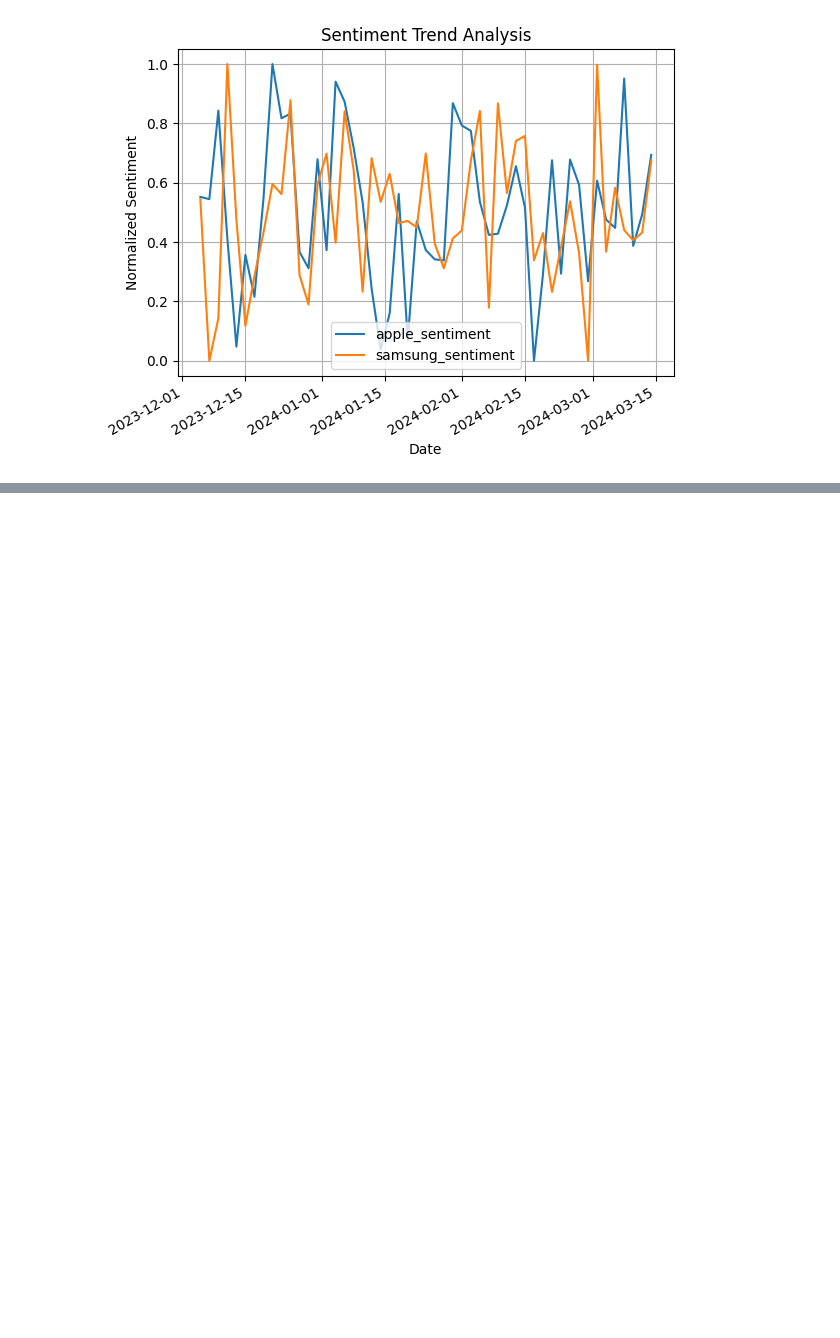
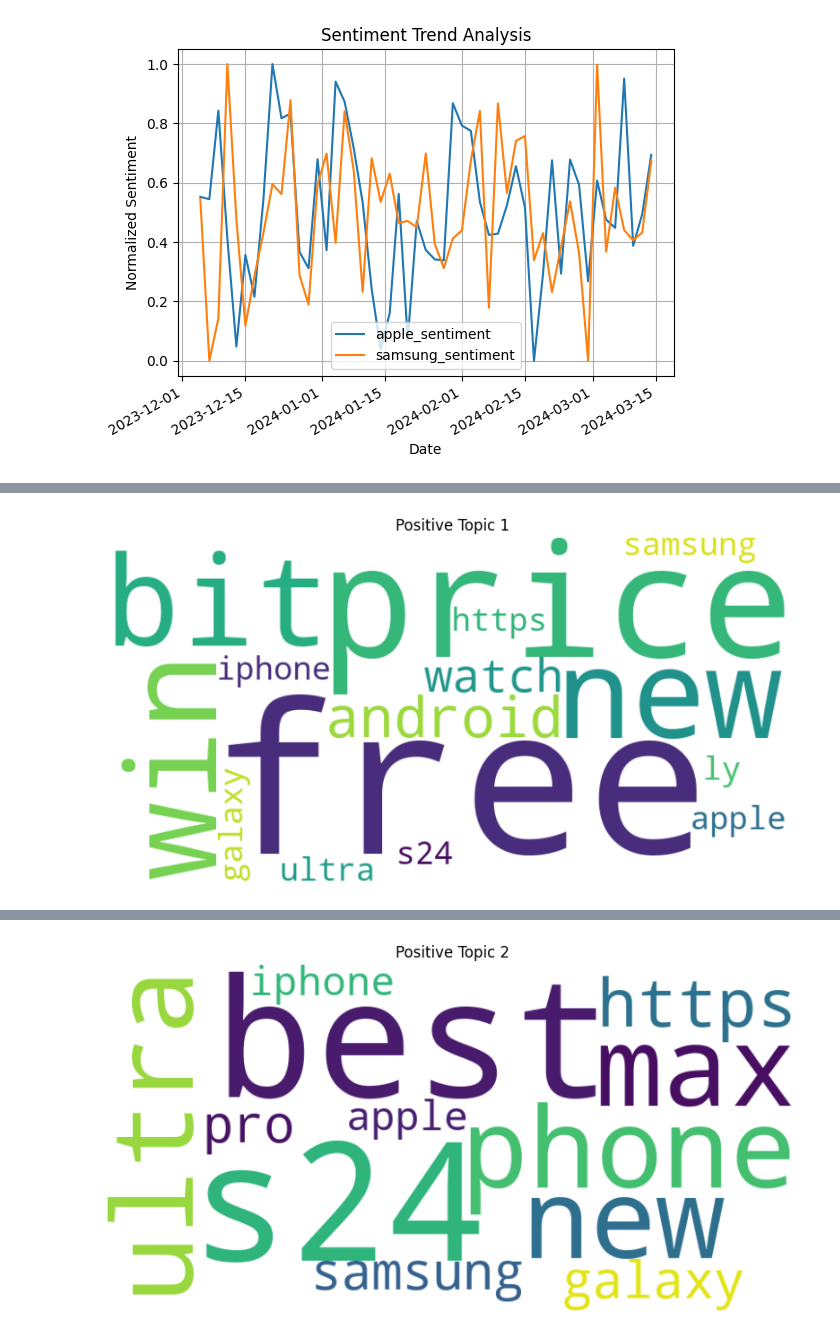
Before and after one commit to sanketkittad/brand-reputation-monitoring, a Jupyter notebook: model_akhi.ipynb, the cells around one changed output, grey strips where cells are left out. Saved outputs shown, nothing was run; the diff lists cells and outputs as text; code cells hidden in the pictures; blank space fills up the shorter version.

```diff
--- a/model_akhi.ipynb
+++ b/model_akhi.ipynb
@@ -206,3 +205,81 @@ except FileNotFoundError:
 # %% [output]
 <Figure size 1200x600 with 0 Axes>
 [figure]
+# %%
+import pandas as pd
+from sklearn.feature_extraction.text import CountVectorizer
+from sklearn.decomposition import LatentDirichletAllocation
+from nltk.corpus import stopwords
+from nltk.stem import WordNetLemmatizer
+import nltk
+import os
+import matplotlib.pyplot as plt
+from wordcloud import WordCloud
+
+
+# ... (Download nltk data, SentimentIntensityAnalyzer - same as before)
+nltk.download('stopwords')
+nltk.download('wordnet')
+nltk.download('vader_lexicon')
+# ... (preprocess_text, calculate_sentiment, process_data - same as before)
+analyzer = SentimentIntensityAnalyzer()
+
+def preprocess_text(text):
+    stop_words = set(stopwords.words('english'))
+    lemmatizer = WordNetLemmatizer()
+
+    words = text.lower().split()
+    words = [lemmatizer.lemmatize(word) for word in words if word not in stop_words]
+    return " ".join(words)
+
+def calculate_sentiment(text):
+    score = analyzer.polarity_scores(text)['compound']
+    return score
+
+def process_data(apple_path, samsung_path):
+    all_data = []
+    for path, brand in [(apple_path, 'Apple'), (samsung_path, 'Samsung')]:
+        for filename in os.listdir(path):
+            if filename.startswith(brand.lower()[0] + '_'):
+                filepath = os.path.join(path, filename)
+                df = pd.read_csv(filepath)
+                df['brand'] = brand
+                df['processed_text'] = df['tweet_text_element'].apply(preprocess_text)
+                df['sentiment'] = df['tweet_text_element'].apply(calculate_sentiment)
+                all_data.append(df)
+
+    return pd.concat(all_data)
+# Filter for positive tweets
+df_positive = df[df['sentiment'] > 0]
+
+# LDA on overall positive tweets
+vectorizer = CountVectorizer()
+doc_term_matrix_positive = vectorizer.fit_transform(df_positive['processed_text'])
+
+lda_positive = LatentDirichletAllocation(n_components=3, random_state=42)
+lda_positive.fit(doc_term_matrix_positive)
+
+# Explore and visualize positive topics
+for topic_idx, topic in enumerate(lda_positive.components_):
+    print(f"Positive Topic {topic_idx}:")
+    print(" ".join([vectorizer.get_feature_names_out()[i] for i in topic.argsort()[-10:]]))
+    generate_wordcloud(" ".join([vectorizer.get_feature_names_out()[i] for i in topic.argsort()[-15:]]),
+                       f"Positive Topic {topic_idx + 1}")
+
+vectorizer = CountVectorizer()
+doc_term_matrix_positive = vectorizer.fit_transform(df_positive['processed_text'])
+
+lda_positive = LatentDirichletAllocation(n_components=3, random_state=42)
+lda_positive.fit(doc_term_matrix_positive)
+
+# Explore topics within positive tweets
+for topic_idx, topic in enumerate(lda_positive.components_):
+    print(f"Positive Topic {topic_idx}:")
+    print(" ".join([vectorizer.get_feature_names_out()[i] for i in topic.argsort()[-10:]]))
+
+
+# Brand-specific LDA (similar structure as above)
+for brand in df_positive['brand'].unique():
+    brand_positive_df = df_positive[df_positive['brand'] == brand]
+    # ... perform LDA on brand_positive_df, similar to step 2
+# %% [output]
@@ -208,0 +297 @@ except FileNotFoundError:
+[figure, added]
@@ -208,0 +300 @@ except FileNotFoundError:
+[figure, added]
```
Also changed, not shown: parts of 3 cells of this notebook.
